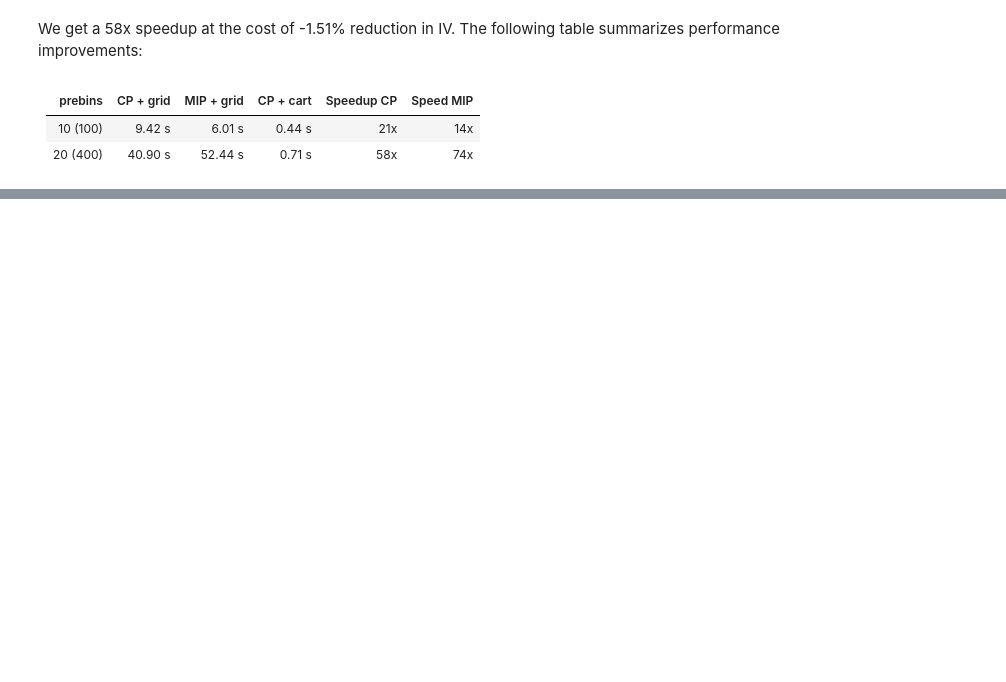
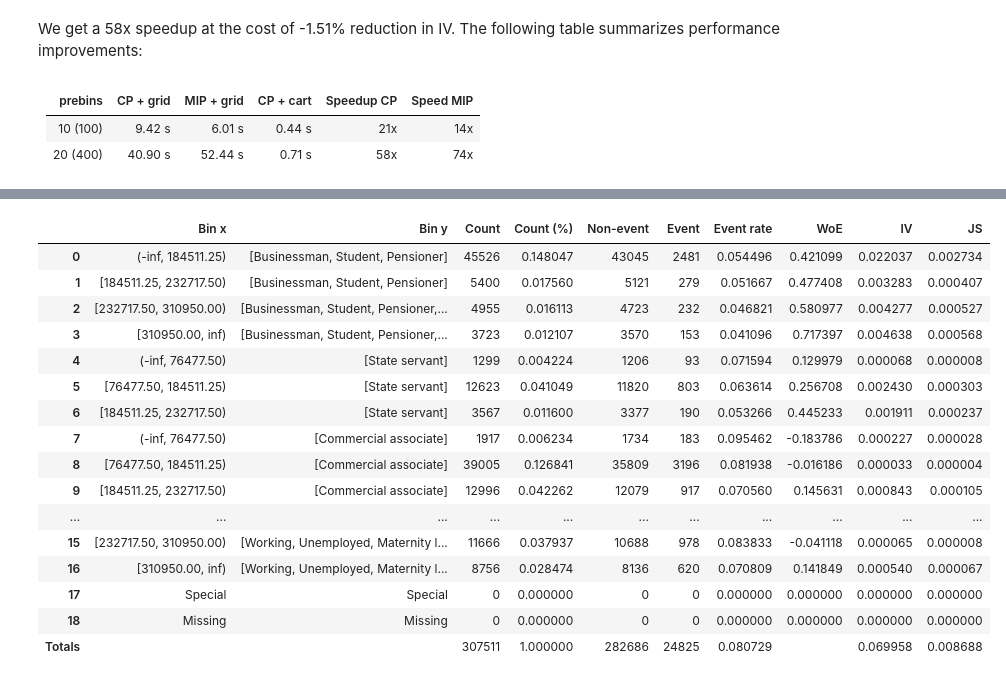
Before and after one commit to guillermo-navas-palencia/optbinning, a Jupyter notebook: doc/source/tutorials/tutorial_binning_2d.ipynb, the cells around one changed output, grey strips where cells are left out. Cells and saved outputs as stored; diff of their text form; code cells hidden in the pictures; blank space fills up the shorter version.

```diff
--- a/doc/source/tutorials/tutorial_binning_2d.ipynb
+++ b/doc/source/tutorials/tutorial_binning_2d.ipynb
@@ -724,0 +803,20 @@ We get a 58x speedup at the cost of -1.51% reduction in IV. The following table
+# %%
+optb.binning_table.build()
+# %% [output]
+|  | Bin x | Bin y | Count | Count (%) | Non-event | Event | Event rate | WoE | IV | JS |
+| 0 | (-inf, 184511.25) | [Businessman, Student, Pensioner] | 45526 | 0.148047 | 43045 | 2481 | 0.054496 | 0.421099 | 0.022037 | 0.002734 |
+| 1 | [184511.25, 232717.50) | [Businessman, Student, Pensioner] | 5400 | 0.017560 | 5121 | 279 | 0.051667 | 0.477408 | 0.003283 | 0.000407 |
+| 2 | [232717.50, 310950.00) | [Businessman, Student, Pensioner,... | 4955 | 0.016113 | 4723 | 232 | 0.046821 | 0.580977 | 0.004277 | 0.000527 |
+| 3 | [310950.00, inf) | [Businessman, Student, Pensioner,... | 3723 | 0.012107 | 3570 | 153 | 0.041096 | 0.717397 | 0.004638 | 0.000568 |
+| 4 | (-inf, 76477.50) | [State servant] | 1299 | 0.004224 | 1206 | 93 | 0.071594 | 0.129979 | 0.000068 | 0.000008 |
+| 5 | [76477.50, 184511.25) | [State servant] | 12623 | 0.041049 | 11820 | 803 | 0.063614 | 0.256708 | 0.002430 | 0.000303 |
+| 6 | [184511.25, 232717.50) | [State servant] | 3567 | 0.011600 | 3377 | 190 | 0.053266 | 0.445233 | 0.001911 | 0.000237 |
+| 7 | (-inf, 76477.50) | [Commercial associate] | 1917 | 0.006234 | 1734 | 183 | 0.095462 | -0.183786 | 0.000227 | 0.000028 |
+| 8 | [76477.50, 184511.25) | [Commercial associate] | 39005 | 0.126841 | 35809 | 3196 | 0.081938 | -0.016186 | 0.000033 | 0.000004 |
+| 9 | [184511.25, 232717.50) | [Commercial associate] | 12996 | 0.042262 | 12079 | 917 | 0.070560 | 0.145631 | 0.000843 | 0.000105 |
+| ... | ... | ... | ... | ... | ... | ... | ... | ... | ... | ... |
+| 15 | [232717.50, 310950.00) | [Working, Unemployed, Maternity l... | 11666 | 0.037937 | 10688 | 978 | 0.083833 | -0.041118 | 0.000065 | 0.000008 |
+| 16 | [310950.00, inf) | [Working, Unemployed, Maternity l... | 8756 | 0.028474 | 8136 | 620 | 0.070809 | 0.141849 | 0.000540 | 0.000067 |
+| 17 | Special | Special | 0 | 0.000000 | 0 | 0 | 0.000000 | 0.000000 | 0.000000 | 0.000000 |
+| 18 | Missing | Missing | 0 | 0.000000 | 0 | 0 | 0.000000 | 0.000000 | 0.000000 | 0.000000 |
+| Totals |  |  | 307511 | 1.000000 | 282686 | 24825 | 0.080729 |  | 0.069958 | 0.008688 |
```
Also changed, not shown: parts of 28 cells of this notebook, 14 other files.
